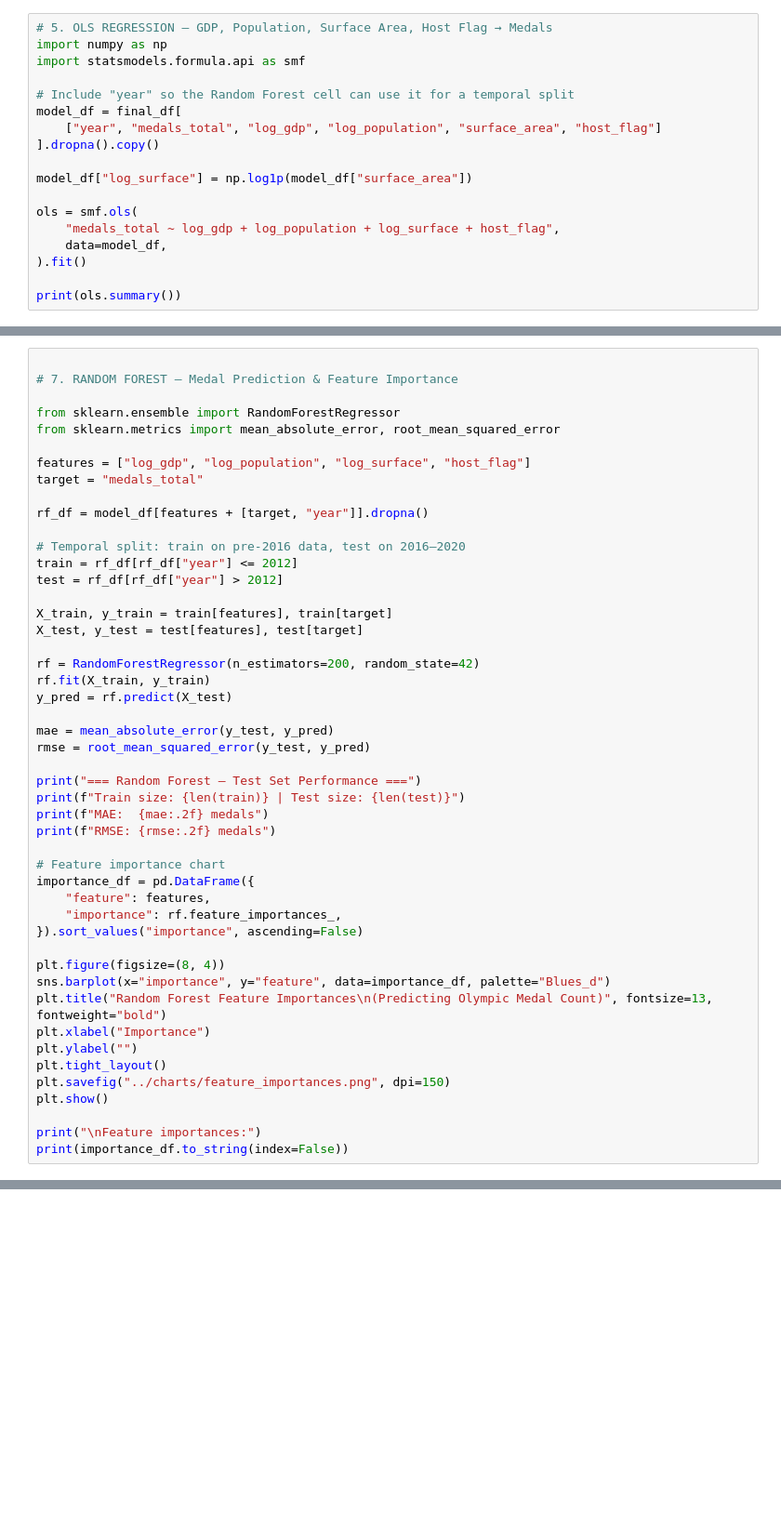
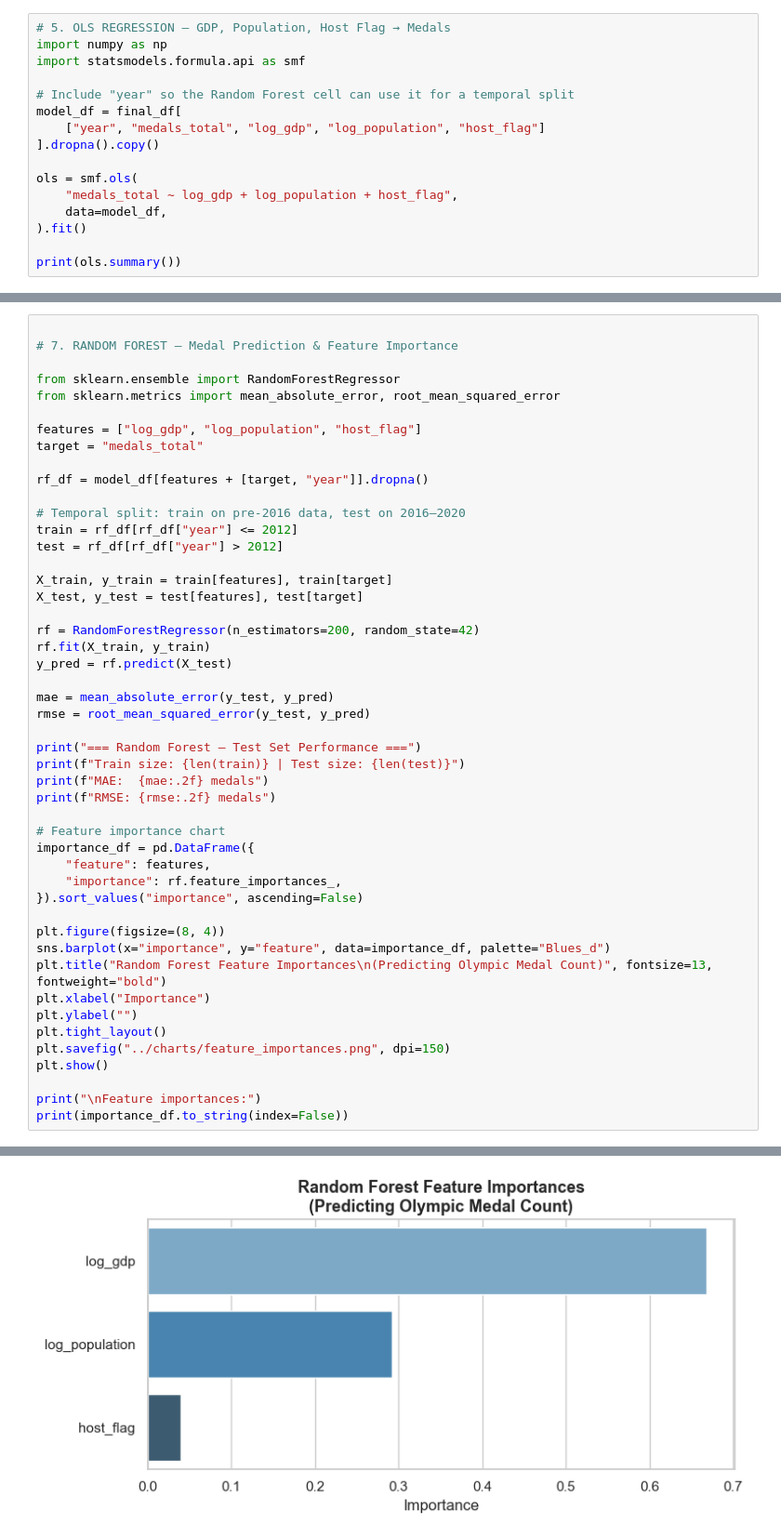
Before and after one commit to rahelsisas/olympic-medals-project, a Jupyter notebook: notebooks/olympic_analysis.ipynb, the cells around one changed output, grey strips where cells are left out. Shown at 93% size. Saved outputs shown, nothing was run; the diff lists cells and outputs as text; blank space fills up the shorter version.

```diff
--- a/notebooks/olympic_analysis.ipynb
+++ b/notebooks/olympic_analysis.ipynb
@@ -136,19 +147,17 @@ The cells below run:
 2. **Mann-Whitney U Test** — statistically tests the host-country advantage
 3. **Random Forest** — predicts medal counts and ranks feature importances
 # %%
-# 5. OLS REGRESSION — GDP, Population, Surface Area, Host Flag → Medals
+# 5. OLS REGRESSION — GDP, Population, Host Flag → Medals
 import numpy as np
 import statsmodels.formula.api as smf
 
 # Include "year" so the Random Forest cell can use it for a temporal split
 model_df = final_df[
-    ["year", "medals_total", "log_gdp", "log_population", "surface_area", "host_flag"]
+    ["year", "medals_total", "log_gdp", "log_population", "host_flag"]
 ].dropna().copy()
 
-model_df["log_surface"] = np.log1p(model_df["surface_area"])
-
 ols = smf.ols(
-    "medals_total ~ log_gdp + log_population + log_surface + host_flag",
+    "medals_total ~ log_gdp + log_population + host_flag",
     data=model_df,
 ).fit()
 
@@ -185,7 +220,7 @@ else:
 from sklearn.ensemble import RandomForestRegressor
 from sklearn.metrics import mean_absolute_error, root_mean_squared_error
 
-features = ["log_gdp", "log_population", "log_surface", "host_flag"]
+features = ["log_gdp", "log_population", "host_flag"]
 target = "medals_total"
 
 rf_df = model_df[features + [target, "year"]].dropna()
@@ -226,3 +261,4 @@ plt.show()
 
 print("\nFeature importances:")
 print(importance_df.to_string(index=False))
+# %% [output]
@@ -228,0 +272 @@ print(importance_df.to_string(index=False))
+[figure, added]
```
Also changed, not shown: parts of 10 cells of this notebook, 6 other files.
